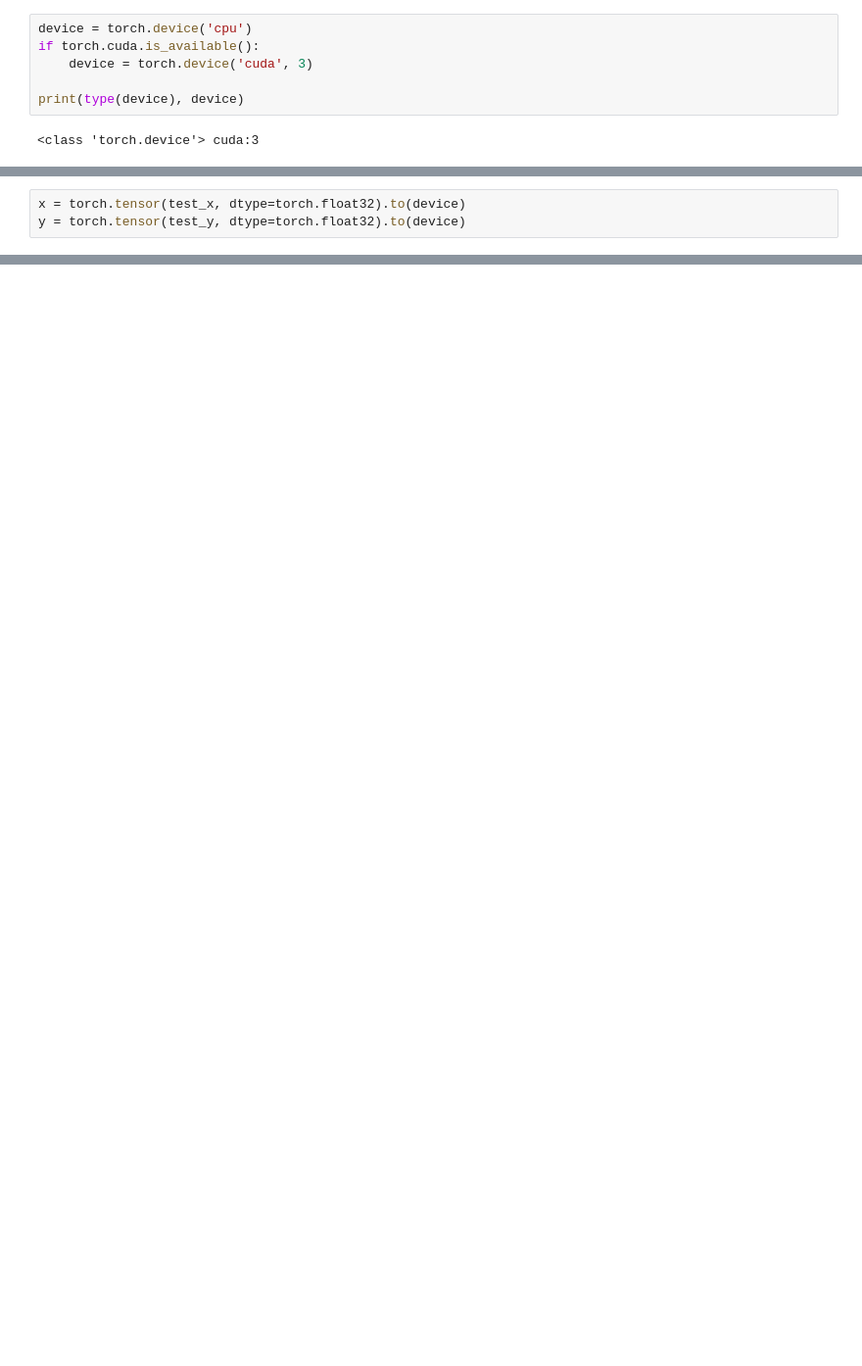
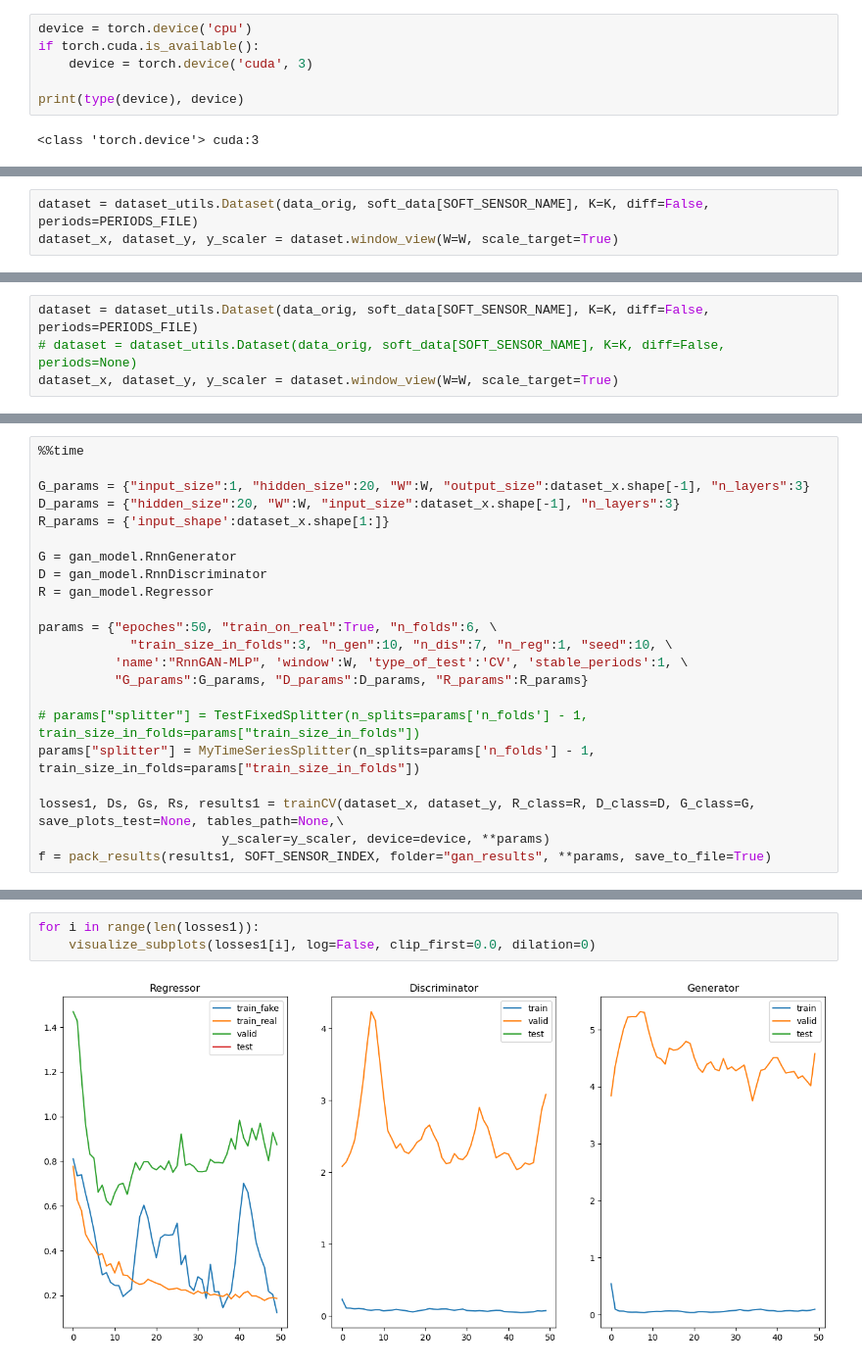
Before and after one commit to VeryLittleAnna/SoftSensors, a Jupyter notebook: gan.ipynb, the cells around one changed output, grey strips where cells are left out. Shown at 98% size. Drawn from its saved outputs; the diff is of its cells as text; blank space fills up the shorter version.

```diff
--- a/gan.ipynb
+++ b/gan.ipynb
@@ -558,3 +41,0 @@ visualize_subplots(losses1, log=False, clip_first=0.05, dilation=0)
-# %%
-x = torch.tensor(test_x, dtype=torch.float32).to(device)
-y = torch.tensor(test_y, dtype=torch.float32).to(device)
@@ -607,0 +57,3 @@ for ids in dataloader:
+# %%
+dataset = dataset_utils.Dataset(data_orig, soft_data[SOFT_SENSOR_NAME], K=K, diff=False, periods=PERIODS_FILE)
+dataset_x, dataset_y, y_scaler = dataset.window_view(W=W, scale_target=True)
@@ -607,0 +178,4 @@ for ids in dataloader:
+# %%
+dataset = dataset_utils.Dataset(data_orig, soft_data[SOFT_SENSOR_NAME], K=K, diff=False, periods=PERIODS_FILE)
+# dataset = dataset_utils.Dataset(data_orig, soft_data[SOFT_SENSOR_NAME], K=K, diff=False, periods=None)
+dataset_x, dataset_y, y_scaler = dataset.window_view(W=W, scale_target=True)
@@ -607,0 +188,22 @@ for ids in dataloader:
+# %%
+%%time
+
+G_params = {"input_size":1, "hidden_size":20, "W":W, "output_size":dataset_x.shape[-1], "n_layers":3}
+D_params = {"hidden_size":20, "W":W, "input_size":dataset_x.shape[-1], "n_layers":3}
+R_params = {'input_shape':dataset_x.shape[1:]}
+
+G = gan_model.RnnGenerator
+D = gan_model.RnnDiscriminator
+R = gan_model.Regressor
+
+params = {"epoches":50, "train_on_real":True, "n_folds":6, \
+            "train_size_in_folds":3, "n_gen":10, "n_dis":7, "n_reg":1, "seed":10, \
+          'name':"RnnGAN-MLP", 'window':W, 'type_of_test':'CV', 'stable_periods':1, \
+          "G_params":G_params, "D_params":D_params, "R_params":R_params}
+
+# params["splitter"] = TestFixedSplitter(n_splits=params['n_folds'] - 1, train_size_in_folds=params["train_size_in_folds"])
+params["splitter"] = MyTimeSeriesSplitter(n_splits=params['n_folds'] - 1, train_size_in_folds=params["train_size_in_folds"])
+
+losses1, Ds, Gs, Rs, results1 = trainCV(dataset_x, dataset_y, R_class=R, D_class=D, G_class=G, save_plots_test=None, tables_path=None,\
+                        y_scaler=y_scaler, device=device, **params)
+f = pack_results(results1, SOFT_SENSOR_INDEX, folder="gan_results", **params, save_to_file=True)
@@ -607,0 +237,5 @@ for ids in dataloader:
+# %%
+for i in range(len(losses1)):
+    visualize_subplots(losses1[i], log=False, clip_first=0.0, dilation=0)
+# %% [output]
+[figure, added]
```
Also changed, not shown: parts of 81 cells of this notebook.
